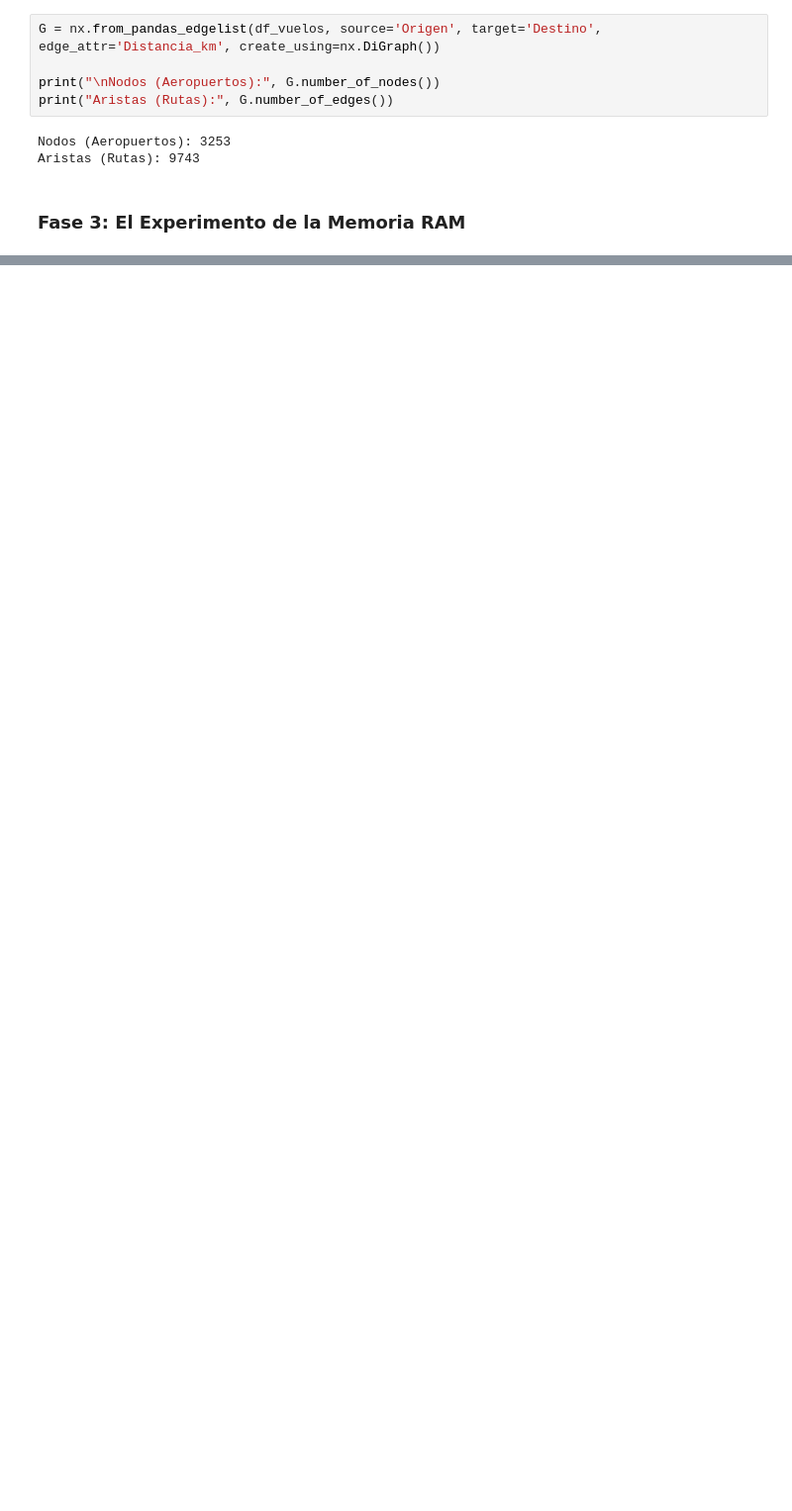
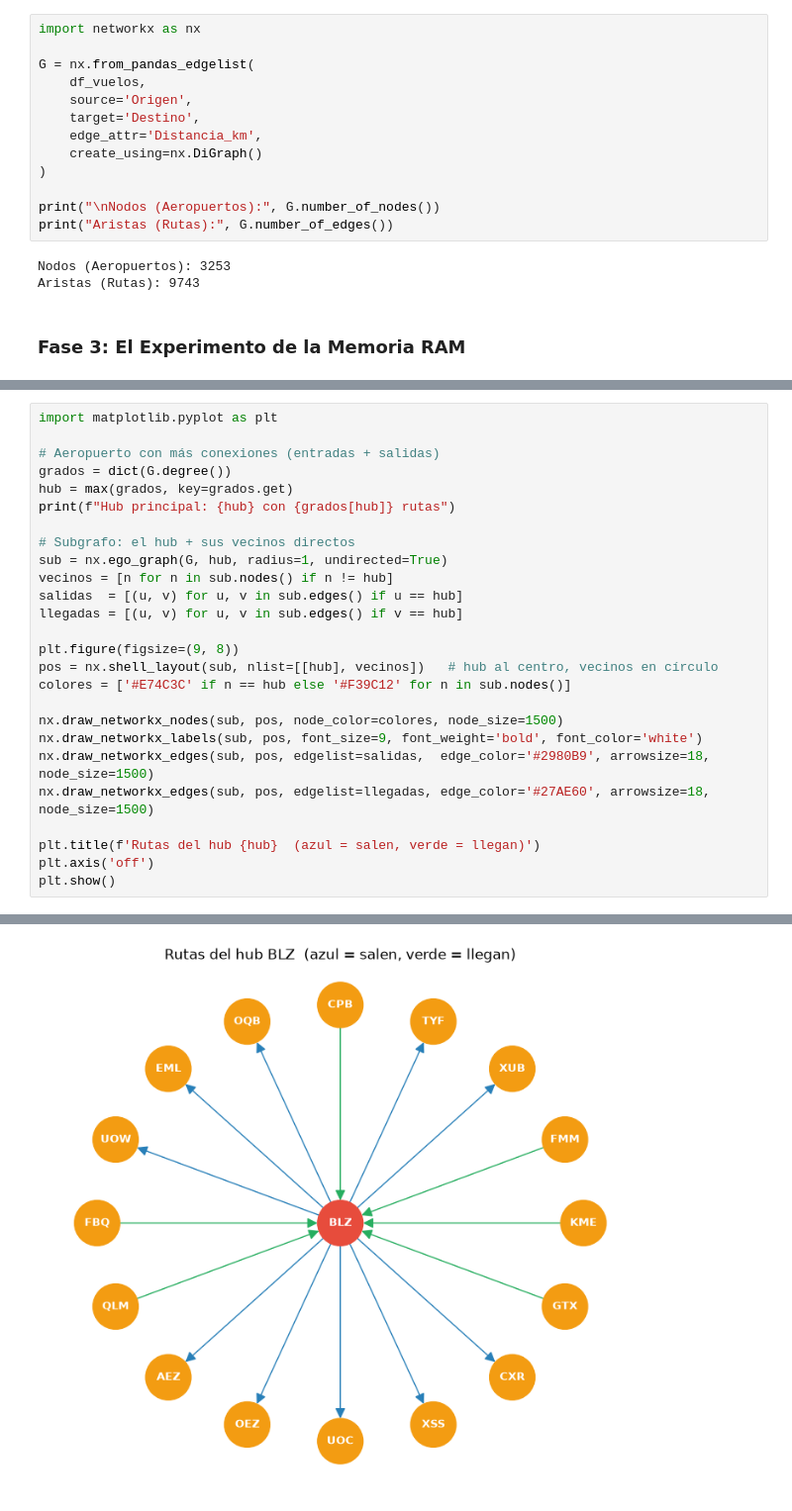
Before and after one commit to KllrMomo/DataMining, a Jupyter notebook: Parcial #3/Graphs/01-intro_graphs.ipynb, the cells around one changed output, grey strips where cells are left out. Shown at 99% size. Drawn from its saved outputs; the diff is of its cells as text; blank space fills up the shorter version.

```diff
--- a/Parcial #3/Graphs/01-intro_graphs.ipynb
+++ b/Parcial #3/Graphs/01-intro_graphs.ipynb
@@ -136,7 +136,15 @@ Registros finales limpios:  9743
 # %% [markdown]
 ## Fase 2: Extracción de la Red
 # %%
-G = nx.from_pandas_edgelist(df_vuelos, source='Origen', target='Destino', edge_attr='Distancia_km', create_using=nx.DiGraph())
+import networkx as nx
+
+G = nx.from_pandas_edgelist(
+    df_vuelos,
+    source='Origen',
+    target='Destino',
+    edge_attr='Distancia_km',
+    create_using=nx.DiGraph()
+)
 
 print("\nNodos (Aeropuertos):", G.number_of_nodes())
 print("Aristas (Rutas):", G.number_of_edges())
@@ -180,0 +177,27 @@ plt.show()
+# %%
+import matplotlib.pyplot as plt
+
+# Aeropuerto con más conexiones (entradas + salidas)
+grados = dict(G.degree())
+hub = max(grados, key=grados.get)
+print(f"Hub principal: {hub} con {grados[hub]} rutas")
+
+# Subgrafo: el hub + sus vecinos directos
+sub = nx.ego_graph(G, hub, radius=1, undirected=True)
+vecinos = [n for n in sub.nodes() if n != hub]
+salidas  = [(u, v) for u, v in sub.edges() if u == hub]
+llegadas = [(u, v) for u, v in sub.edges() if v == hub]
+
+plt.figure(figsize=(9, 8))
+pos = nx.shell_layout(sub, nlist=[[hub], vecinos])   # hub al centro, vecinos en círculo
+colores = ['#E74C3C' if n == hub else '#F39C12' for n in sub.nodes()]
+
+nx.draw_networkx_nodes(sub, pos, node_color=colores, node_size=1500)
+nx.draw_networkx_labels(sub, pos, font_size=9, font_weight='bold', font_color='white')
+nx.draw_networkx_edges(sub, pos, edgelist=salidas,  edge_color='#2980B9', arrowsize=18, node_size=1500)
+nx.draw_networkx_edges(sub, pos, edgelist=llegadas, edge_color='#27AE60', arrowsize=18, node_size=1500)
+
+plt.title(f'Rutas del hub {hub}  (azul = salen, verde = llegan)')
+plt.axis('off')
+plt.show()
+# %% [output]
@@ -180,0 +205 @@ plt.show()
+[figure, added]
```
Also changed, not shown: parts of 4 cells of this notebook.
